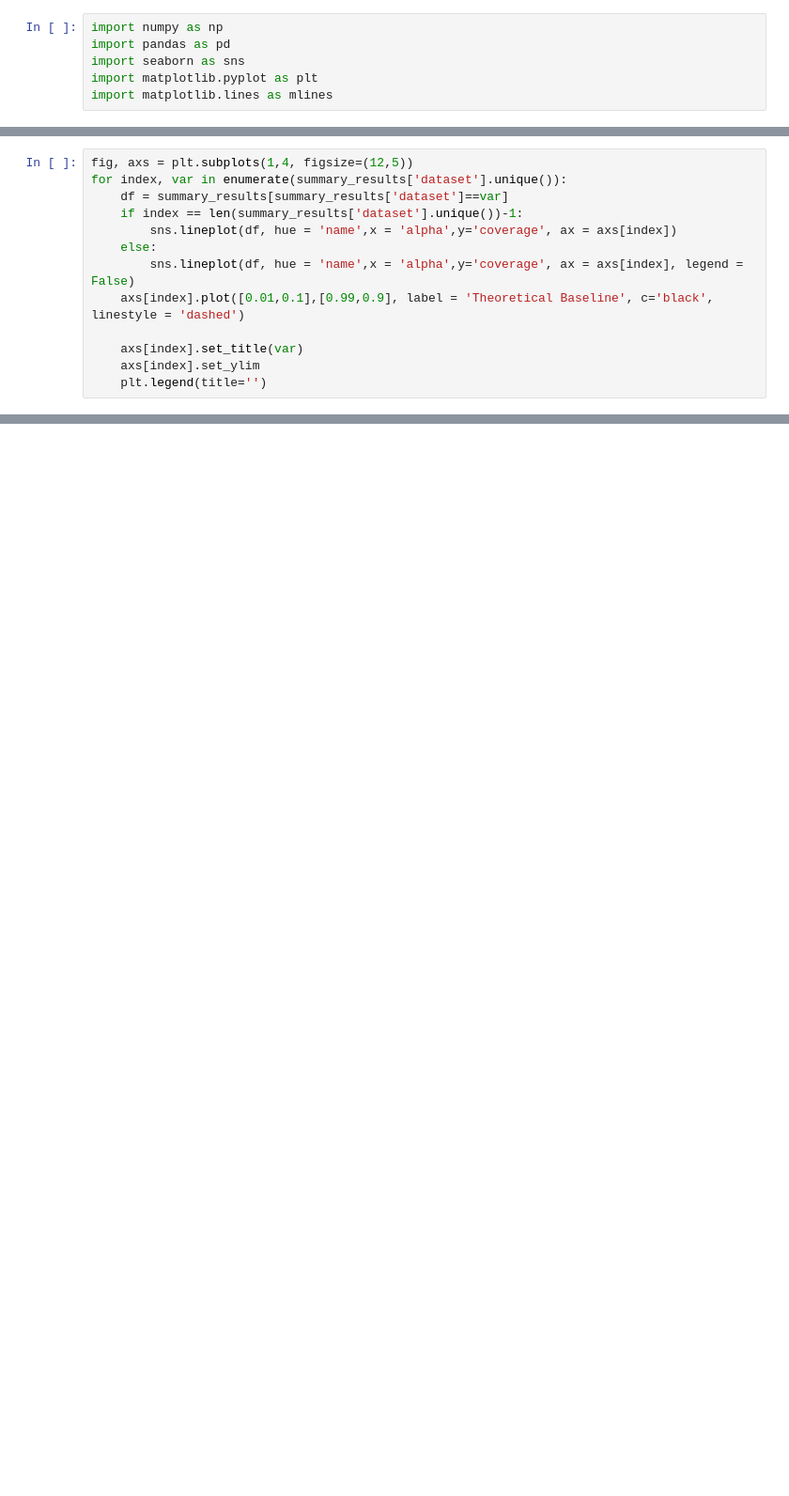
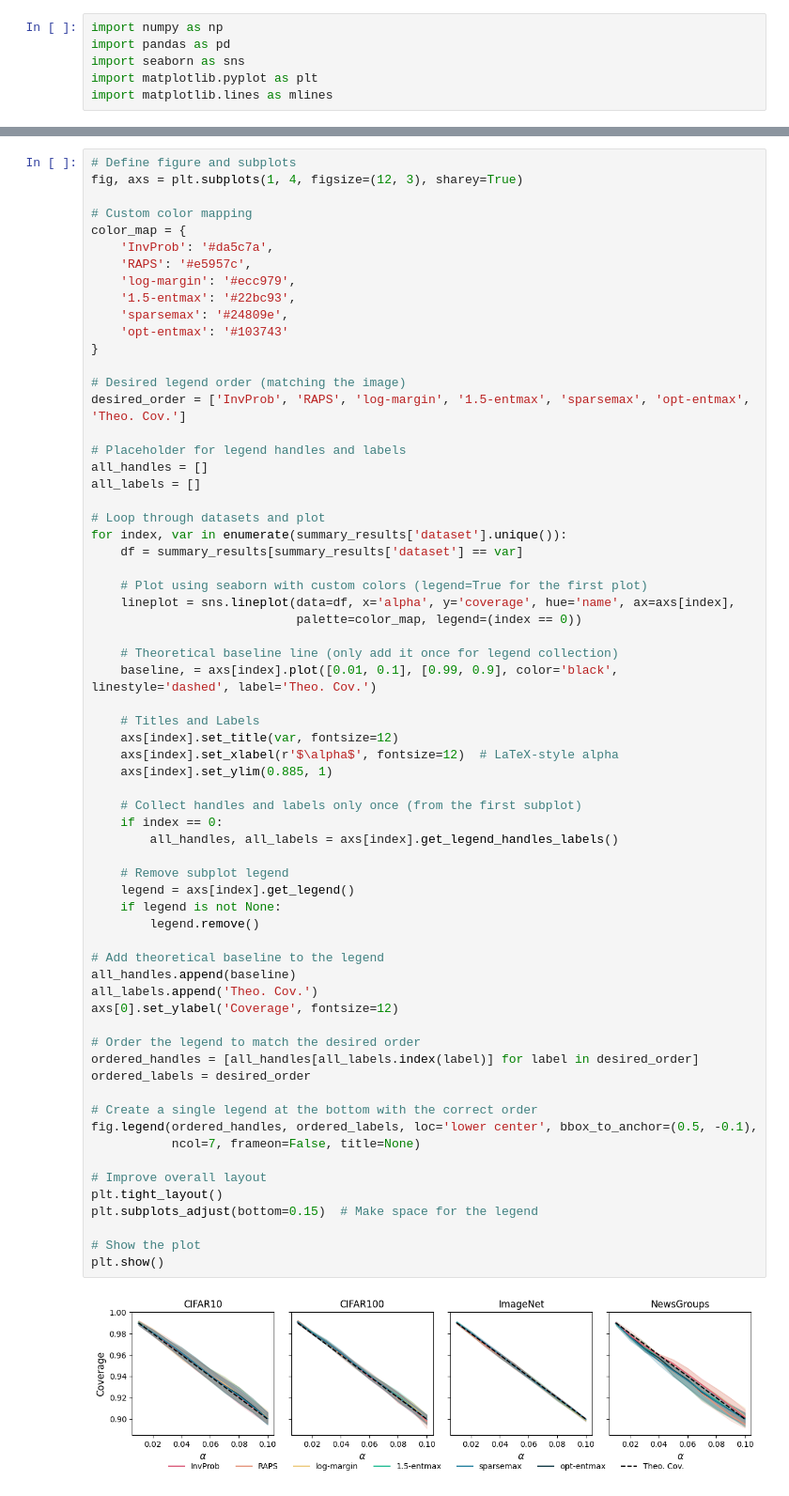
Before and after one commit to deep-spin/sparse-activations-cp, a Jupyter notebook: notebooks/coverage_analysis.ipynb, the cells around one changed output, grey strips where cells are left out. Shown at 94% size. Saved outputs shown, nothing was run; the diff lists cells and outputs as text; blank space fills up the shorter version.

```diff
--- a/notebooks/coverage_analysis.ipynb
+++ b/notebooks/coverage_analysis.ipynb
@@ -122,13 +123,0 @@ plt.show()
-# %%
-fig, axs = plt.subplots(1,4, figsize=(12,5))
-for index, var in enumerate(summary_results['dataset'].unique()):
-    df = summary_results[summary_results['dataset']==var]
-    if index == len(summary_results['dataset'].unique())-1:
-        sns.lineplot(df, hue = 'name',x = 'alpha',y='coverage', ax = axs[index])
-    else:
-        sns.lineplot(df, hue = 'name',x = 'alpha',y='coverage', ax = axs[index], legend = False)
-    axs[index].plot([0.01,0.1],[0.99,0.9], label = 'Theoretical Baseline', c='black', linestyle = 'dashed')
-
-    axs[index].set_title(var)
-    axs[index].set_ylim
-    plt.legend(title='')
@@ -136,0 +124,67 @@ for index, var in enumerate(summary_results['dataset'].unique()):
+# %%
+# Define figure and subplots
+fig, axs = plt.subplots(1, 4, figsize=(12, 3), sharey=True)
+
+# Custom color mapping
+color_map = {
+    'InvProb': '#da5c7a',
+    'RAPS': '#e5957c',
+    'log-margin': '#ecc979',
+    '1.5-entmax': '#22bc93',
+    'sparsemax': '#24809e',
+    'opt-entmax': '#103743'
+}
+
+# Desired legend order (matching the image)
+desired_order = ['InvProb', 'RAPS', 'log-margin', '1.5-entmax', 'sparsemax', 'opt-entmax', 'Theo. Cov.']
+
+# Placeholder for legend handles and labels
+all_handles = []
+all_labels = []
+
+# Loop through datasets and plot
+for index, var in enumerate(summary_results['dataset'].unique()):
+    df = summary_results[summary_results['dataset'] == var]
+
+    # Plot using seaborn with custom colors (legend=True for the first plot)
+    lineplot = sns.lineplot(data=df, x='alpha', y='coverage', hue='name', ax=axs[index],
+                            palette=color_map, legend=(index == 0))
+
+    # Theoretical baseline line (only add it once for legend collection)
+    baseline, = axs[index].plot([0.01, 0.1], [0.99, 0.9], color='black', linestyle='dashed', label='Theo. Cov.')
+
+    # Titles and Labels
+    axs[index].set_title(var, fontsize=12)
+    axs[index].set_xlabel(r'$\alpha$', fontsize=12)  # LaTeX-style alpha
+    axs[index].set_ylim(0.885, 1)
+
+    # Collect handles and labels only once (from the first subplot)
+    if index == 0:
+        all_handles, all_labels = axs[index].get_legend_handles_labels()
+
+    # Remove subplot legend
+    legend = axs[index].get_legend()
+    if legend is not None:
+        legend.remove()
+
+# Add theoretical baseline to the legend
+all_handles.append(baseline)
+all_labels.append('Theo. Cov.')
+axs[0].set_ylabel('Coverage', fontsize=12)
+
+# Order the legend to match the desired order
+ordered_handles = [all_handles[all_labels.index(label)] for label in desired_order]
+ordered_labels = desired_order
+
+# Create a single legend at the bottom with the correct order
+fig.legend(ordered_handles, ordered_labels, loc='lower center', bbox_to_anchor=(0.5, -0.1),
+           ncol=7, frameon=False, title=None)
+
+# Improve overall layout
+plt.tight_layout()
+plt.subplots_adjust(bottom=0.15)  # Make space for the legend
+
+# Show the plot
+plt.show()
+# %% [output]
+[figure, added]
```
Also changed, not shown: parts of 3 cells of this notebook, 6 other files.
